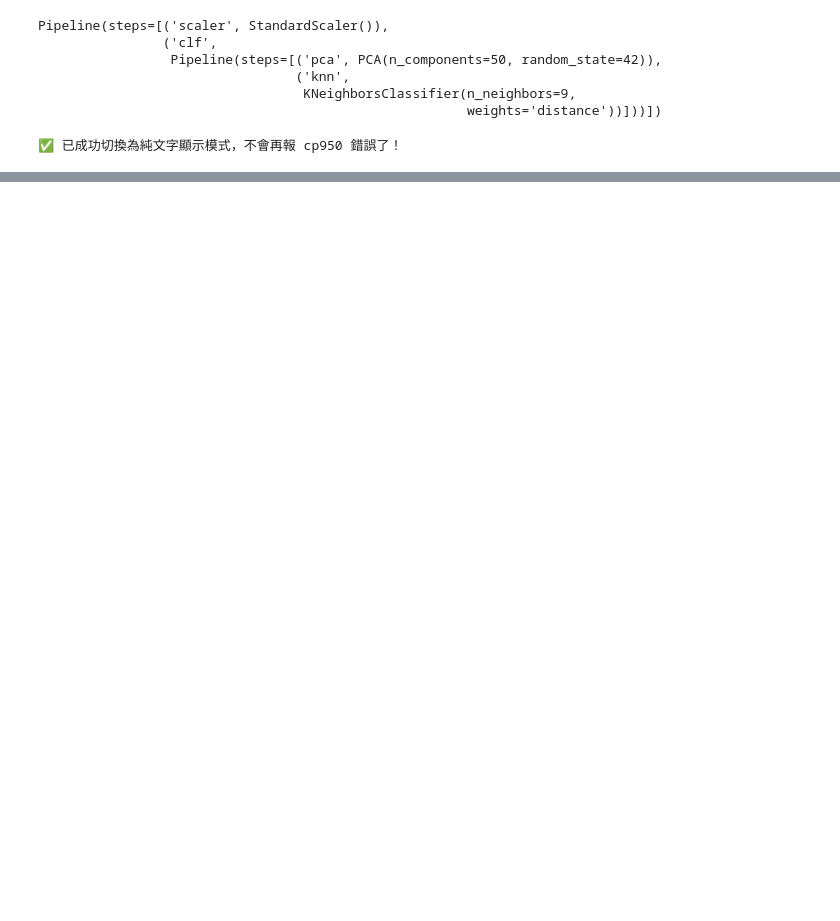
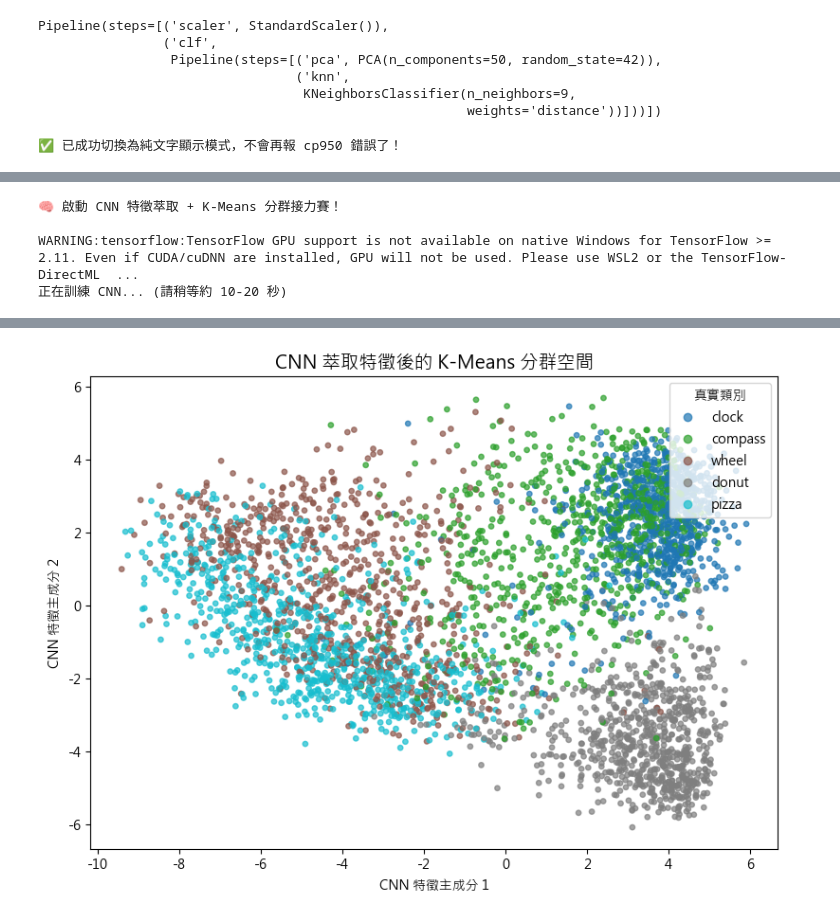
Before and after one commit to Xuan-xing/ML-QuickDraw-Classifier, a Jupyter notebook: program.ipynb, the cells around one changed output, grey strips where cells are left out. Saved outputs shown, nothing was run; the diff lists cells and outputs as text; code cells hidden in the pictures; blank space fills up the shorter version.

```diff
--- a/program.ipynb
+++ b/program.ipynb
@@ -644,0 +675,73 @@ plt.show()
+# %%
+import tensorflow as tf
+from tensorflow.keras import layers, models
+from sklearn.cluster import KMeans
+import matplotlib.pyplot as plt
+from sklearn.decomposition import PCA
+import numpy as np
+
+print("🧠 啟動 CNN 特徵萃取 + K-Means 分群接力賽！\n")
+
+# 1. 恢復 2D 空間：把 784 維的一維陣列，折疊回 28x28 的二維圖片！
+# (這是 CNN 能看懂形狀的關鍵)
+X_train_cnn = X_train_B.reshape(-1, 28, 28, 1)
+
+# 2. 打造一個輕量級的 CNN 神經網路
+model = models.Sequential([
+    # 第一層：找邊緣 (32個特徵濾鏡)
+    layers.Conv2D(32, (3, 3), activation='relu', input_shape=(28, 28, 1)),
+    layers.MaxPooling2D((2, 2)),
+    # 第二層：找形狀 (64個特徵濾鏡)
+    layers.Conv2D(64, (3, 3), activation='relu'),
+    layers.MaxPooling2D((2, 2)),
+    # 攤平準備萃取精華
+    layers.Flatten(),
+    # 🌟 關鍵層：這 64 個神經元就是我們要的「語意特徵 (Embedding)」
+    layers.Dense(64, activation='relu', name='feature_layer'),
+    # 輸出層：5 個塗鴉類別
+    layers.Dense(5, activation='softmax')
+])
+
+model.compile(optimizer='adam', loss='sparse_categorical_crossentropy', metrics=['accuracy'])
+
+# 3. 訓練 CNN (教它認圖)
+print("正在訓練 CNN... (請稍等約 10-20 秒)")
+model.fit(X_train_cnn, y_train_B, epochs=5, batch_size=32, verbose=1)
+
+# 4. 斷尾求生！把 CNN 最後的分類器砍掉，只保留到 'feature_layer'
+feature_extractor = tf.keras.Model(
+    inputs=model.inputs,
+    outputs=model.get_layer('feature_layer').output
+)
+
+# 5. 用斷尾的 CNN 把圖片翻譯成 64 維的高階特徵！
+print("\n🔄 正在將圖片轉換為 64 維度的高階語意特徵...")
+cnn_features = feature_extractor.predict(X_train_cnn)
+
+# 6. 把這些聰明的特徵交給 K-Means 去分群！
+print("📊 將高階特徵交給 K-Means 進行 5 群分類...")
+kmeans_cnn = KMeans(n_clusters=5, random_state=42, n_init=10)
+cnn_clusters = kmeans_cnn.fit_predict(cnn_features)
+
+# 7. 視覺化：看看 CNN + K-Means 有沒有成功切開那些圓形塗鴉！
+pca_2d = PCA(n_components=2, random_state=42)
+cnn_features_2d = pca_2d.fit_transform(cnn_features)
+
+plt.figure(figsize=(8, 6))
+plt.rcParams['font.sans-serif'] = ['Arial Unicode MS', 'Microsoft JhengHei', 'SimHei']
+scatter = plt.scatter(cnn_features_2d[:, 0], cnn_features_2d[:, 1], c=y_train_B, cmap='tab10', alpha=0.7, s=15)
+plt.title("CNN 萃取特徵後的 K-Means 分群空間", fontsize=14)
+plt.xlabel("CNN 特徵主成分 1")
+plt.ylabel("CNN 特徵主成分 2")
+
+legend = plt.legend(*scatter.legend_elements(), title="真實類別", loc="upper right")
+for i, text in enumerate(legend.get_texts()):
+    text.set_text(GROUP_B[i])
+
+plt.tight_layout()
+plt.show()
+# %% [output]
+🧠 啟動 CNN 特徵萃取 + K-Means 分群接力賽！
+
+WARNING:tensorflow:TensorFlow GPU support is not available on native Windows for TensorFlow >= 2.11. Even if CUDA/cuDNN are installed, GPU will not be used. Please use WSL2 or the TensorFlow-DirectML  ...
+正在訓練 CNN... (請稍等約 10-20 秒)
@@ -644,0 +762 @@ plt.show()
+[figure, added]
```
Also changed, not shown: parts of 9 cells of this notebook, 1 other file.
